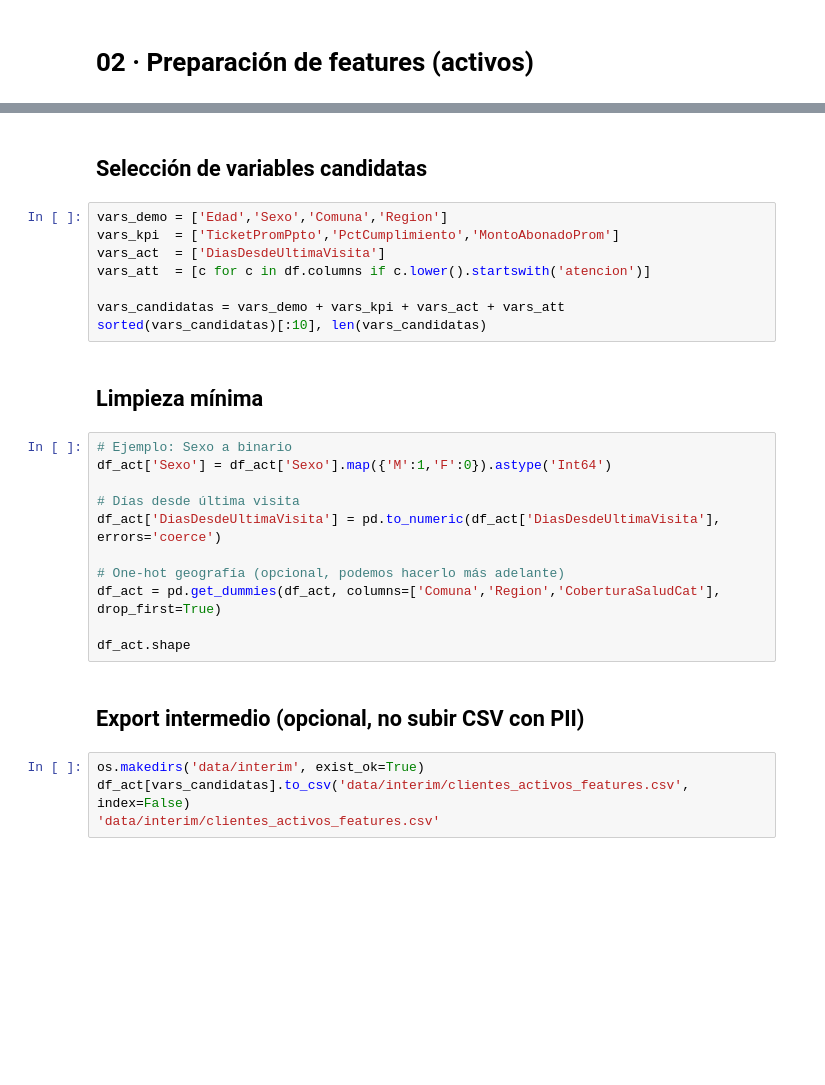
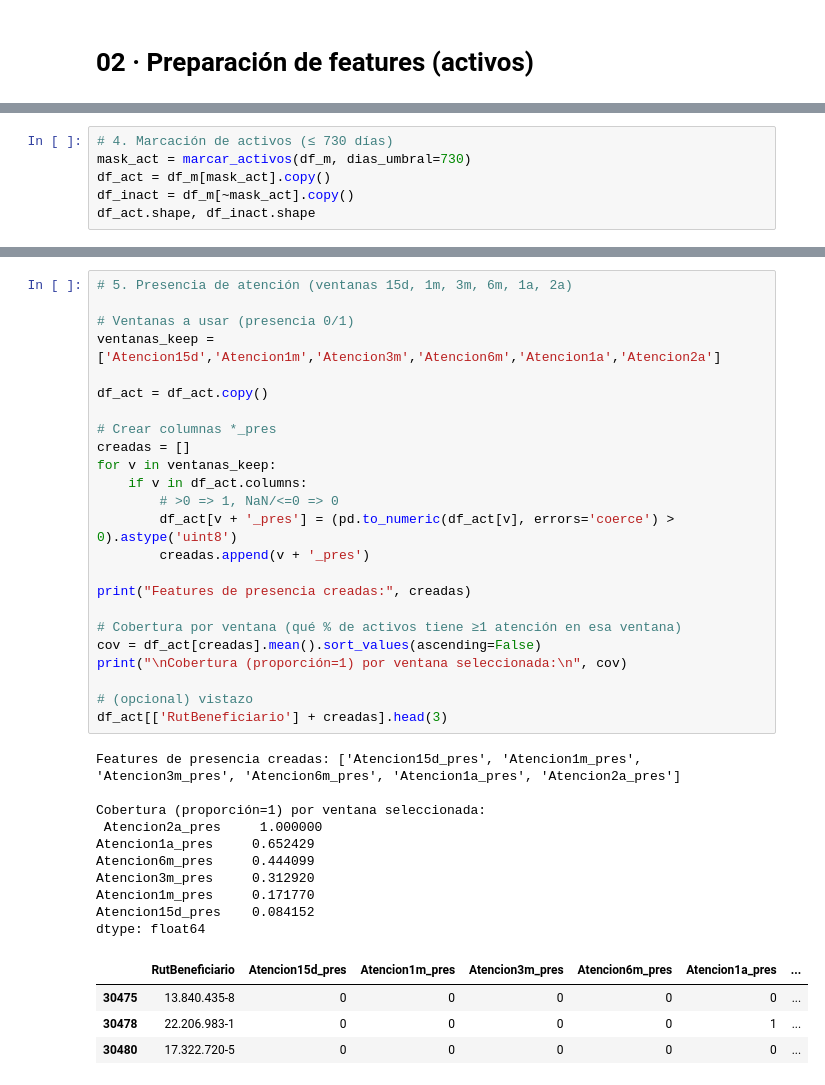
Before and after one commit to SanTupper/analisis-portal-ortodoncia, a Jupyter notebook: notebooks/02_preparacion_features_activos.ipynb, the cells around one changed output, grey strips where cells are left out. Cells and saved outputs as stored; diff of their text form; blank space fills up the shorter version.

```diff
--- a/notebooks/02_preparacion_features_activos.ipynb
+++ b/notebooks/02_preparacion_features_activos.ipynb
@@ -38,0 +166,6 @@ df_act.shape, df_inact.shape
+# %%
+# 4. Marcación de activos (≤ 730 días)
+mask_act = marcar_activos(df_m, dias_umbral=730)
+df_act = df_m[mask_act].copy()
+df_inact = df_m[~mask_act].copy()
+df_act.shape, df_inact.shape
@@ -55,29 +213,39 @@ print("Activos por días <= 730:", int(por_dias.sum()))
-# %% [markdown]
-## Selección de variables candidatas
-# %%
-vars_demo = ['Edad','Sexo','Comuna','Region']
-vars_kpi  = ['TicketPromPpto','PctCumplimiento','MontoAbonadoProm']
-vars_act  = ['DiasDesdeUltimaVisita']
-vars_att  = [c for c in df.columns if c.lower().startswith('atencion')]
-
-vars_candidatas = vars_demo + vars_kpi + vars_act + vars_att
-sorted(vars_candidatas)[:10], len(vars_candidatas)
-# %% [markdown]
-## Limpieza mínima
-# %%
-# Ejemplo: Sexo a binario
-df_act['Sexo'] = df_act['Sexo'].map({'M':1,'F':0}).astype('Int64')
-
-# Días desde última visita
-df_act['DiasDesdeUltimaVisita'] = pd.to_numeric(df_act['DiasDesdeUltimaVisita'], errors='coerce')
-
-# One-hot geografía (opcional, podemos hacerlo más adelante)
-df_act = pd.get_dummies(df_act, columns=['Comuna','Region','CoberturaSaludCat'], drop_first=True)
-
-df_act.shape
-# %% [markdown]
-## Export intermedio (opcional, no subir CSV con PII)
-# %%
-os.makedirs('data/interim', exist_ok=True)
-df_act[vars_candidatas].to_csv('data/interim/clientes_activos_features.csv', index=False)
-'data/interim/clientes_activos_features.csv'
+# %%
+# 5. Presencia de atención (ventanas 15d, 1m, 3m, 6m, 1a, 2a)
+
+# Ventanas a usar (presencia 0/1)
+ventanas_keep = ['Atencion15d','Atencion1m','Atencion3m','Atencion6m','Atencion1a','Atencion2a']
+
+df_act = df_act.copy()
+
+# Crear columnas *_pres
+creadas = []
+for v in ventanas_keep:
+    if v in df_act.columns:
+        # >0 => 1, NaN/<=0 => 0
+        df_act[v + '_pres'] = (pd.to_numeric(df_act[v], errors='coerce') > 0).astype('uint8')
+        creadas.append(v + '_pres')
+
+print("Features de presencia creadas:", creadas)
+
+# Cobertura por ventana (qué % de activos tiene ≥1 atención en esa ventana)
+cov = df_act[creadas].mean().sort_values(ascending=False)
+print("\nCobertura (proporción=1) por ventana seleccionada:\n", cov)
+
+# (opcional) vistazo
+df_act[['RutBeneficiario'] + creadas].head(3)
+# %% [output]
+Features de presencia creadas: ['Atencion15d_pres', 'Atencion1m_pres', 'Atencion3m_pres', 'Atencion6m_pres', 'Atencion1a_pres', 'Atencion2a_pres']
+
+Cobertura (proporción=1) por ventana seleccionada:
+ Atencion2a_pres     1.000000
+Atencion1a_pres     0.652429
+Atencion6m_pres     0.444099
+Atencion3m_pres     0.312920
+Atencion1m_pres     0.171770
+Atencion15d_pres    0.084152
+dtype: float64
+|  | RutBeneficiario | Atencion15d_pres | Atencion1m_pres | Atencion3m_pres | Atencion6m_pres | Atencion1a_pres | ... |
+| 30475 | 13.840.435-8 | 0 | 0 | 0 | 0 | 0 | ... |
+| 30478 | 22.206.983-1 | 0 | 0 | 0 | 0 | 1 | ... |
+| 30480 | 17.322.720-5 | 0 | 0 | 0 | 0 | 0 | ... |
```
Also changed, not shown: parts of 13 cells of this notebook, 4 other files.
